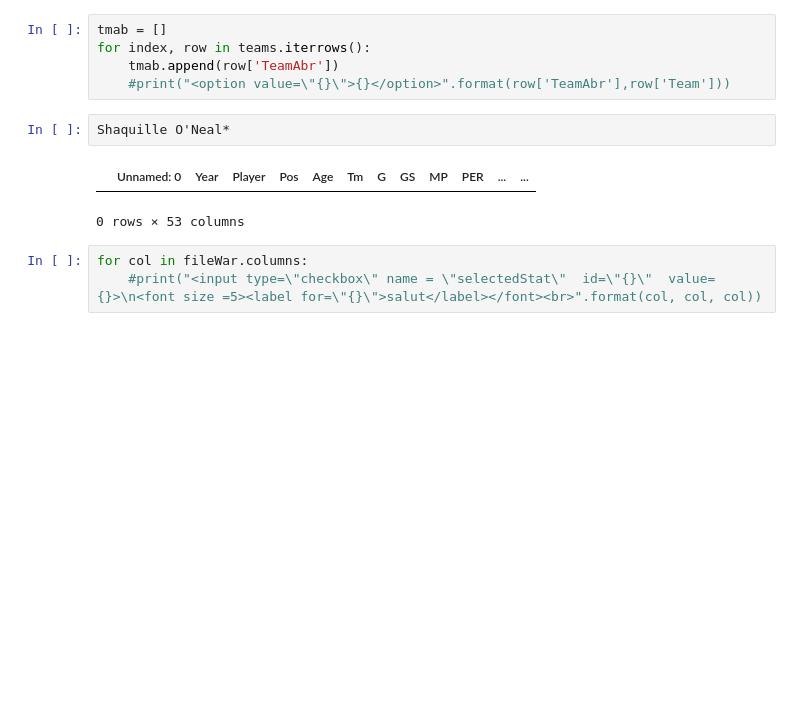
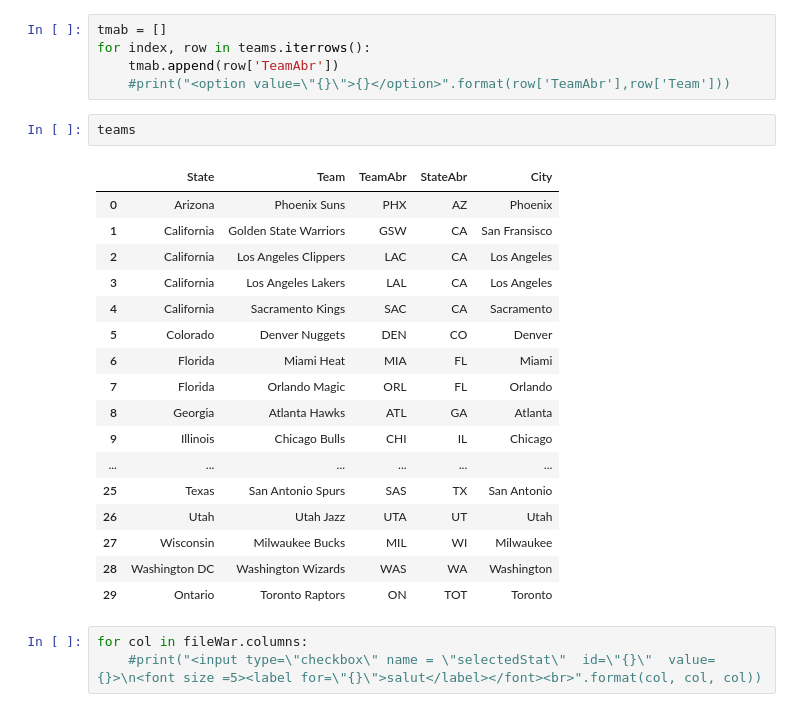
Before and after one commit to MaximeFth/com-480-project-freespin, a Jupyter notebook: teamByYears.ipynb, the cells around one changed output. Saved outputs shown, nothing was run; the diff lists cells and outputs as text; blank space fills up the shorter version.

```diff
--- a/teamByYears.ipynb
+++ b/teamByYears.ipynb
@@ -18,11 +18,26 @@ tmab = []
 for index, row in teams.iterrows():
     tmab.append(row['TeamAbr'])
     #print("<option value=\"{}\">{}</option>".format(row['TeamAbr'],row['Team']))
-# %%
-Shaquille O'Neal*
-# %% [output]
-|  | Unnamed: 0 | Year | Player | Pos | Age | Tm | G | GS | MP | PER | ... | ... |
-0 rows × 53 columns
+# %%
+teams
+# %% [output]
+|  | State | Team | TeamAbr | StateAbr | City |
+| 0 | Arizona | Phoenix Suns | PHX | AZ | Phoenix |
+| 1 | California | Golden State Warriors | GSW | CA | San Fransisco |
+| 2 | California | Los Angeles Clippers | LAC | CA | Los Angeles |
+| 3 | California | Los Angeles Lakers | LAL | CA | Los Angeles |
+| 4 | California | Sacramento Kings | SAC | CA | Sacramento |
+| 5 | Colorado | Denver Nuggets | DEN | CO | Denver |
+| 6 | Florida | Miami Heat | MIA | FL | Miami |
+| 7 | Florida | Orlando Magic | ORL | FL | Orlando |
+| 8 | Georgia | Atlanta Hawks | ATL | GA | Atlanta |
+| 9 | Illinois | Chicago Bulls | CHI | IL | Chicago |
+| ... | ... | ... | ... | ... | ... |
+| 25 | Texas | San Antonio Spurs | SAS | TX | San Antonio |
+| 26 | Utah | Utah Jazz | UTA | UT | Utah |
+| 27 | Wisconsin | Milwaukee Bucks | MIL | WI | Milwaukee |
+| 28 | Washington DC | Washington Wizards | WAS | WA | Washington |
+| 29 | Ontario | Toronto Raptors | ON | TOT | Toronto |
 # %%
 for col in fileWar.columns:
     #print("<input type=\"checkbox\" name = \"selectedStat\"  id=\"{}\"  value={}>\n<font size =5><label for=\"{}\">salut</label></font><br>".format(col, col, col))
```
Also changed, not shown: parts of 3 cells of this notebook, 26 other files.
